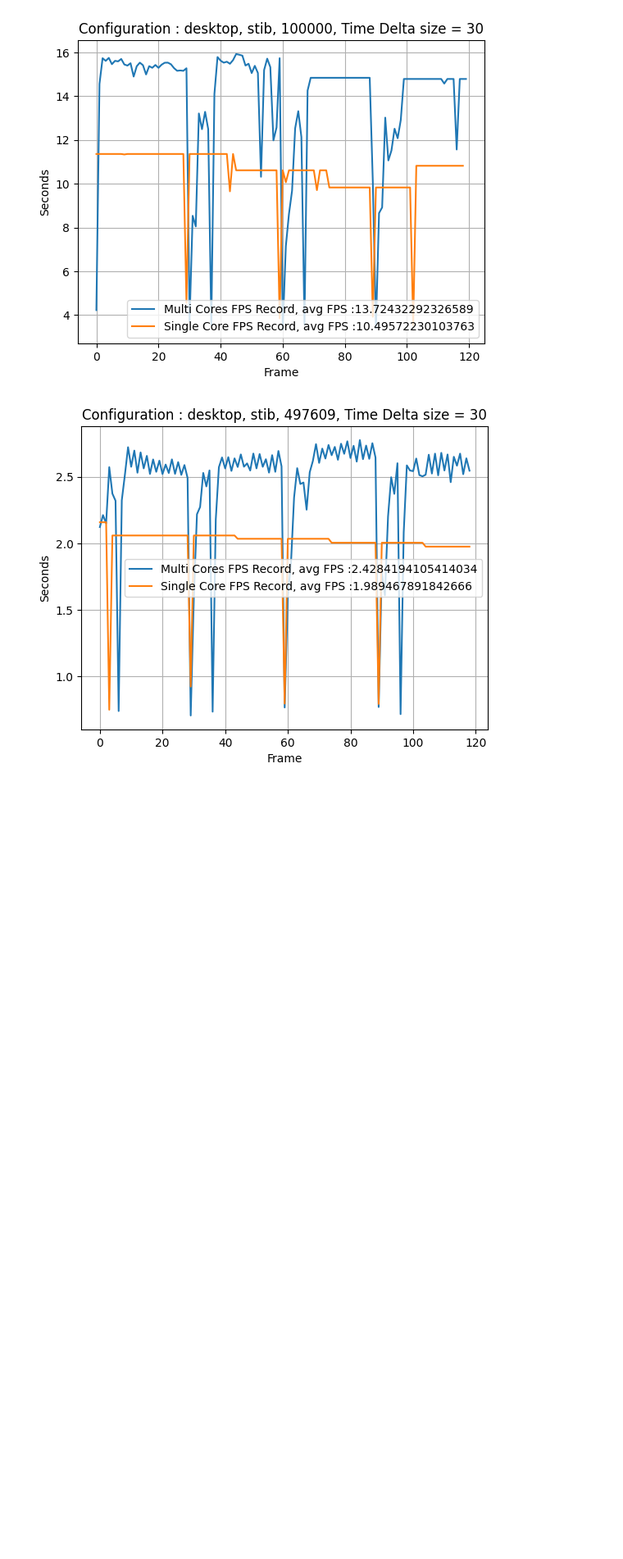
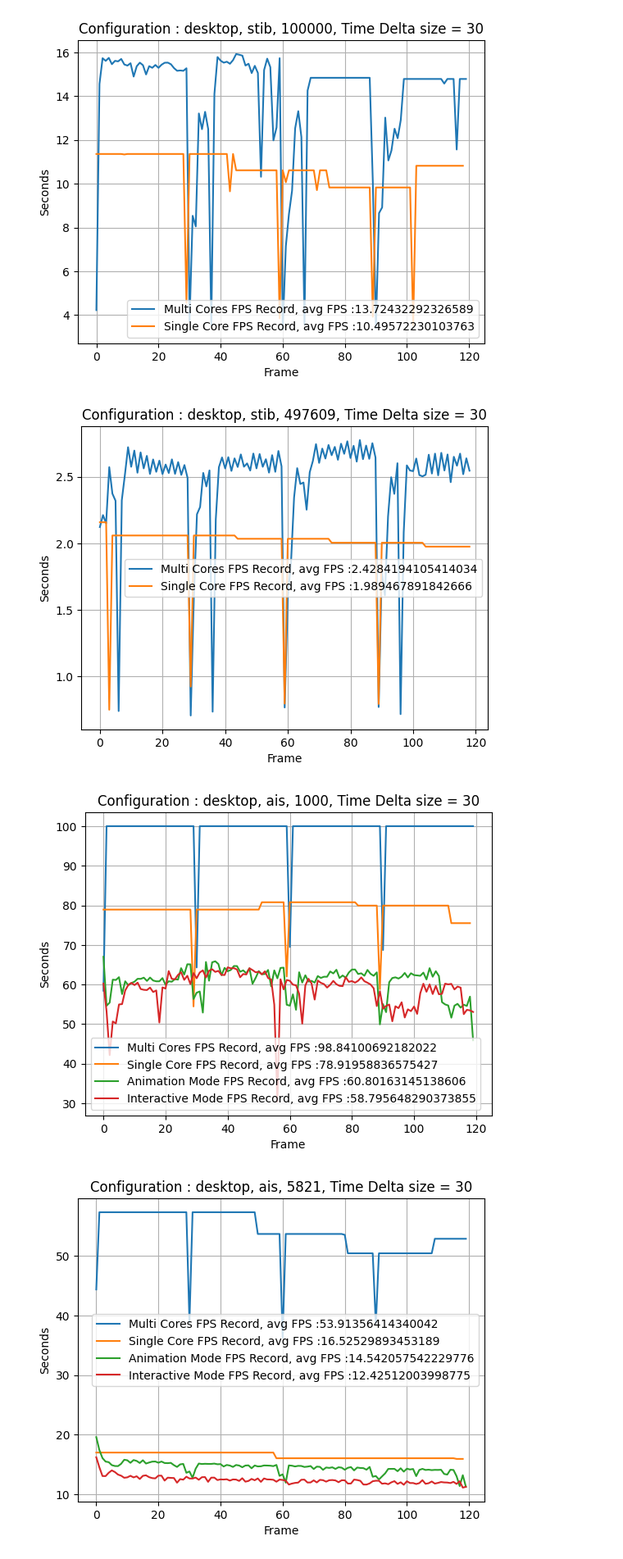
Before and after one commit to amanzer/move_layer, a Jupyter notebook: results.ipynb, the cells around one changed output. Shown at 82% size. Drawn from its saved outputs; the diff is of its cells as text; code cells hidden in the pictures; blank space fills up the shorter version.

Commit message:
updating plots

```diff
--- a/results.ipynb
+++ b/results.ipynb
@@ -33,3 +33,44 @@ for configs in plots:
 [figure]
 [figure]
 [figure]
+# %%
+import pickle
+import matplotlib.pyplot as plt
+
+plots= [["desktop", "multi_cores", "ais", "1000"],["desktop", "multi_cores", "ais", "5821"]]
+
+
+for configs in plots:
+
+    with open(f"{configs[0]}_results/multi_cores_results/{configs[2]}_{configs[3]}_multicores_fps_record.pkl", "rb") as f:
+        fps_record_multi = pickle.load(f)
+
+
+    with open(f"{configs[0]}_results/single_core_results/{configs[2]}_{configs[3]}_multicores_fps_record.pkl", "rb") as f:
+        fps_record_single = pickle.load(f)
+
+    with open(f"{configs[0]}_results/animation_mode/{configs[2]}_{configs[3]}_desktop_interactive_mode_fps_record.pkl", "rb") as f:
+        fps_record_animation = pickle.load(f)
+
+    with open(f"{configs[0]}_results/interactive_mode/{configs[2]}_{configs[3]}_desktop_interactive_mode_matrix_cap_record.pkl", "rb") as f:
+        fps_record_interactive = pickle.load(f)
+
+    plt.plot(fps_record_multi, label=f'Multi Cores FPS Record, avg FPS :{sum(fps_record_multi)/len(fps_record_multi)}')
+    plt.plot(fps_record_single, label=f'Single Core FPS Record, avg FPS :{sum(fps_record_single)/len(fps_record_single)}')
+    plt.plot(fps_record_animation, label=f'Animation Mode FPS Record, avg FPS :{sum(fps_record_animation)/len(fps_record_animation)}')
+    plt.plot(fps_record_interactive, label=f'Interactive Mode FPS Record, avg FPS :{sum(fps_record_interactive)/len(fps_record_interactive)}')
+
+    # Adding labels and title
+    plt.xlabel('Frame')
+    plt.ylabel('Seconds')
+    plt.title(f"Configuration : {configs[0]}, {configs[2]}, {configs[3]}, Time Delta size = 30")
+
+    # Adding legend
+    plt.legend()
+    plt.grid()
+
+    # Display the plot
+    plt.show()
+# %% [output]
+[figure, added]
+[figure, added]
```
Also changed, not shown: parts of 3 cells of this notebook, 8 other files.
